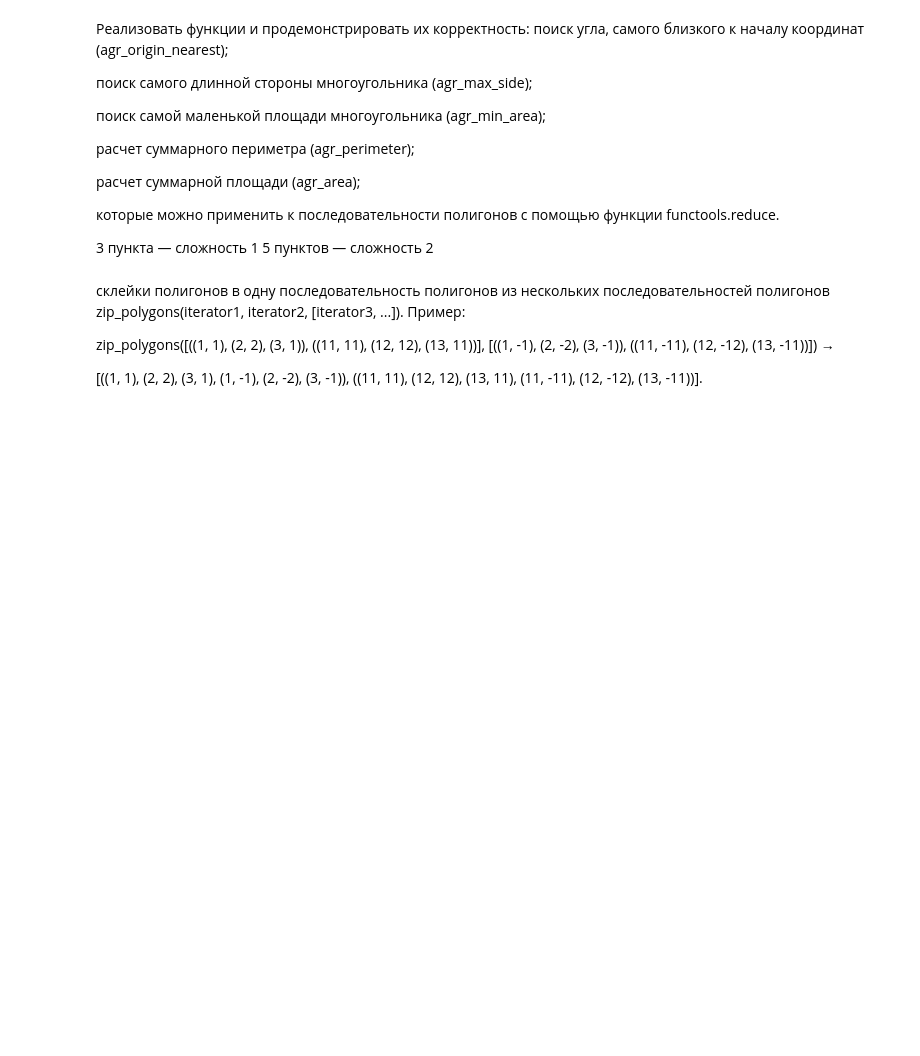
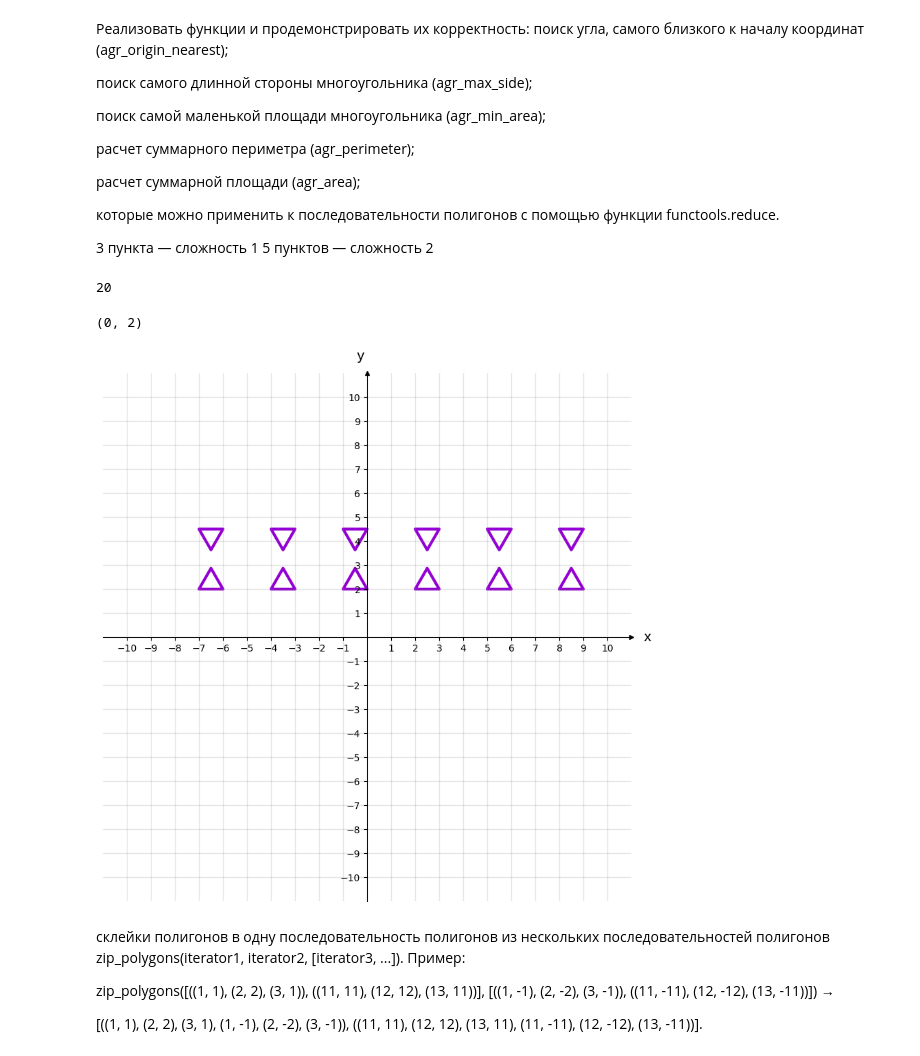
Before and after one commit to Karasev-AND/Polygon_API_ver_0.1, a Jupyter notebook: Laboratory.ipynb, the cells around one changed output. Drawn from its saved outputs; the diff is of its cells as text; code cells hidden in the pictures; blank space fills up the shorter version.

```diff
--- a/Laboratory.ipynb
+++ b/Laboratory.ipynb
@@ -694,14 +684,16 @@ def agr_origin_nearest(point, polygon):
         >>> agr_origin_nearest((1, 1), [(3, 4), (0.5, 0.5), (2, 2)])
         (0.5, 0.5)  # Closest to origin
     """
+
     origin_len = round( (point[0]**2+point[1]**2)**0.5 , 5)
     temp_len = 0
     maxim = {origin_len:point}
     for dots in polygon:
         temp_len = round( (dots[0]**2+dots[1]**2)**0.5 , 5)
         maxim[temp_len] = dots
-    ans = min(maxim, key = maxim.get)
-    return maxim[ans]
+    ans = min(maxim.items(), key = lambda x : x[0])
+
+    return ans[1]
 
 
 def agr_max_side(max_side, polygon_2):
@@ -817,3 +809,18 @@ def agr_area(area, polygon):
     return area + pres_square
 # %%
 from functools import reduce
+reduce(lambda x,y : x+y, range(5), 10)
+# %% [output]
+20
+# %%
+fig_8, ax_8  = show_space()
+
+pencil(ax_8, map(tr_symmetry,[(0,2.5)] * 6, gen_triangle(1, 3, (-7, 2 ), 9)) )
+pencil(ax_8, gen_triangle(1, 3, (-7, 2 ), 9))
+
+list(reduce(agr_origin_nearest, list(gen_triangle(1, 3, (-7, 2 ), 9)),(10,10) ))
+
+agr_origin_nearest((10,10),list(gen_triangle(1, 3, (-7, 2 ), 9))[2])
+# %% [output]
+(0, 2)
+[figure, added]
```
Also changed, not shown: parts of 3 cells of this notebook, 1 other file.
